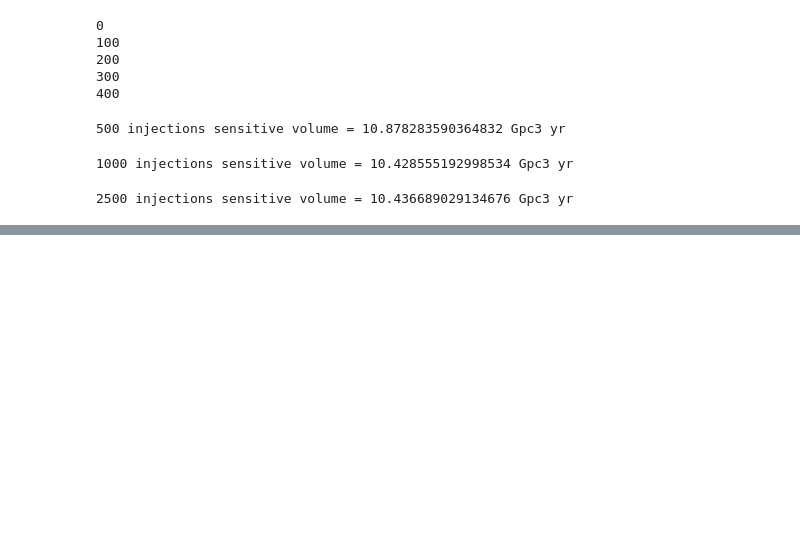
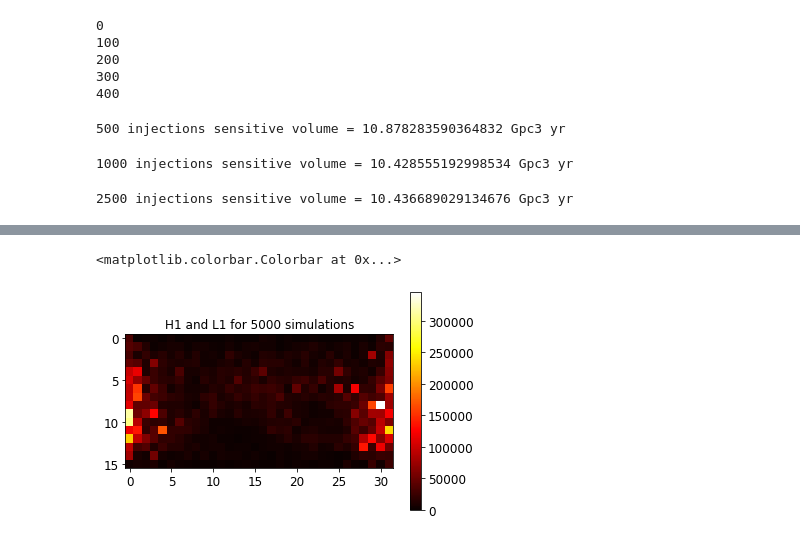
Before and after one commit to danielahyano/ligo-summer-2022, a Jupyter notebook: time-volume.ipynb, the cells around one changed output, grey strips where cells are left out. Saved outputs shown, nothing was run; the diff lists cells and outputs as text; code cells hidden in the pictures; blank space fills up the shorter version.

```diff
--- a/time-volume.ipynb
+++ b/time-volume.ipynb
@@ -171,0 +218,35 @@ print(f"{n} injections sensitive volume = {calculate_sens_vol(max_distance_opt_2
+# %%
+n=5000
+ra_lst=prior['ra'].sample(n)
+dec_lst=prior['dec'].sample(n)
+theta_jn_lst=prior['theta_jn'].sample(n)
+snr_lst = list()
+param_args['luminosity_distance']=1
+for i in range(n):
+    param_args['theta_jn']=theta_jn_lst[i]
+    snr=calculate_snr(param_args, ifos_det, ra=ra_lst[i], dec=dec_lst[i])
+    snr_lst.append(snr)
+# %%
+ra_bins = np.arange(0, 2*np.pi, 2*np.pi/32)
+dec_bins = np.arange(-np.pi/2, np.pi/2, np.pi/16)
+
+r = np.digitize(ra_lst, ra_bins)
+d = np.digitize(dec_lst, dec_bins)
+
+matrix = np.zeros((16, 32))
+i = 0
+for ra_ind, dec_ind in zip(r, d):
+    matrix[dec_ind-1, ra_ind-1] +=  snr_lst[i]
+    i+=1
+# %%
+bins_normalize = np.histogram2d(ra_lst, dec_lst, [16, 32])
+norm = bins_normalize[0]
+norm = np.where(norm == 0, 1, norm)
+# %%
+pylab.imshow(matrix/norm, cmap='hot', interpolation='nearest')
+pylab.title("H1 and L1 for 5000 simulations")
+pylab.colorbar()
+#y axis = dec bins, x axis = ra bins
+# %% [output]
+<matplotlib.colorbar.Colorbar at 0x...>
+[figure, added]
```
Also changed, not shown: parts of 7 cells of this notebook.
